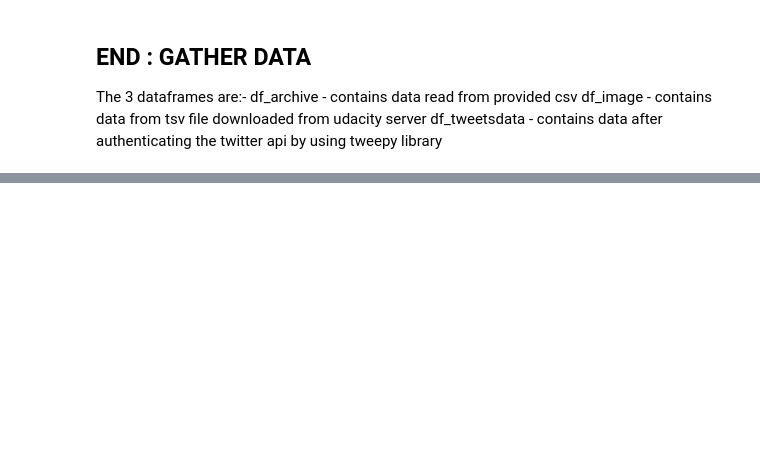
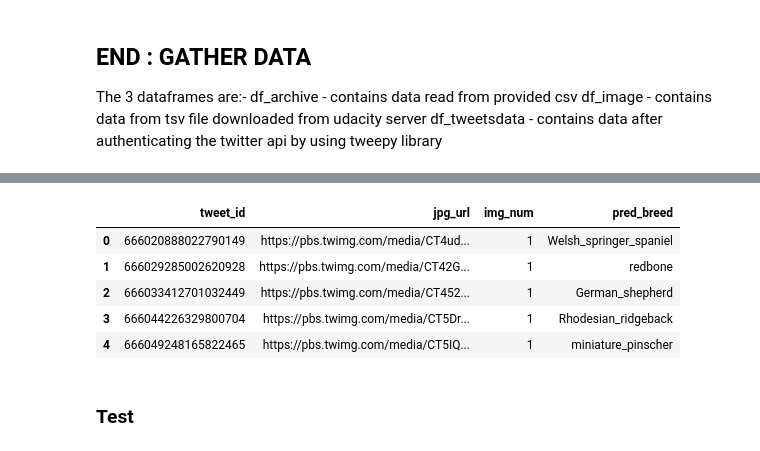
Before and after one commit to ujwalakale/Wrangle-And-Analyse-Data-WeRate-Dogs, a Jupyter notebook: wrangle_act.ipynb, the cells around one changed output, grey strips where cells are left out. Saved outputs shown, nothing was run; the diff lists cells and outputs as text; code cells hidden in the pictures; blank space fills up the shorter version.

```diff
--- a/wrangle_act.ipynb
+++ b/wrangle_act.ipynb
@@ -237,0 +552,6 @@ df_tweetsdata - contains data after authenticating the twitter api by using twee
+# %%
+
+# Make copies to preserve the original datasets
+df_archive_clean = df_archive.copy()
+df_image_clean = df_image.copy()
+df_tweetsdata_clean = df_tweetsdata.copy()
@@ -237,0 +722,9 @@ df_tweetsdata - contains data after authenticating the twitter api by using twee
+# %%
+# convert to category datatype
+
+df_image_clean['p1'] = df_image_clean['p1'].astype('category')
+df_image_clean['p2'] = df_image_clean['p2'].astype('category')
+df_image_clean['p3'] = df_image_clean['p3'].astype('category')
+
+#p1_conf, p2_conf and p3_conf columns should be merged
+#p1_dog, p2_dog and p3_dog columns should be merged
@@ -237,0 +812,19 @@ df_tweetsdata - contains data after authenticating the twitter api by using twee
+# %%
+df_image_clean['pred_breed'] = [df['p1'] if df['p1_dog'] == True and df['p1_conf'] > 0.2
+                     else df['p2'] if df['p2_dog'] == True and df['p2_conf'] > 0.2
+                     else df['p3'] if df['p3_dog'] == True and df['p3_conf'] > 0.2
+                     else np.nan for index, df in df_image_clean.iterrows()]
+# %%
+# Drop 'p1', 'p1_dog', 'p1_conf','p2', 'p2_dog', 'p2_conf','p3', 'p3_dog', 'p3_conf' columns
+df_image_clean.drop(['p1', 'p1_dog', 'p1_conf','p2', 'p2_dog', 'p2_conf','p3', 'p3_dog', 'p3_conf'], axis = 1, inplace=True)
+# %%
+df_image_clean.head()
+# %% [output]
+|  | tweet_id | jpg_url | img_num | pred_breed |
+| 0 | 666020888022790149 | https://pbs.twimg.com/media/CT4ud... | 1 | Welsh_springer_spaniel |
+| 1 | 666029285002620928 | https://pbs.twimg.com/media/CT42G... | 1 | redbone |
+| 2 | 666033412701032449 | https://pbs.twimg.com/media/CT452... | 1 | German_shepherd |
+| 3 | 666044226329800704 | https://pbs.twimg.com/media/CT5Dr... | 1 | Rhodesian_ridgeback |
+| 4 | 666049248165822465 | https://pbs.twimg.com/media/CT5IQ... | 1 | miniature_pinscher |
+# %% [markdown]
+### Test
```
Also changed, not shown: parts of 93 cells of this notebook.
